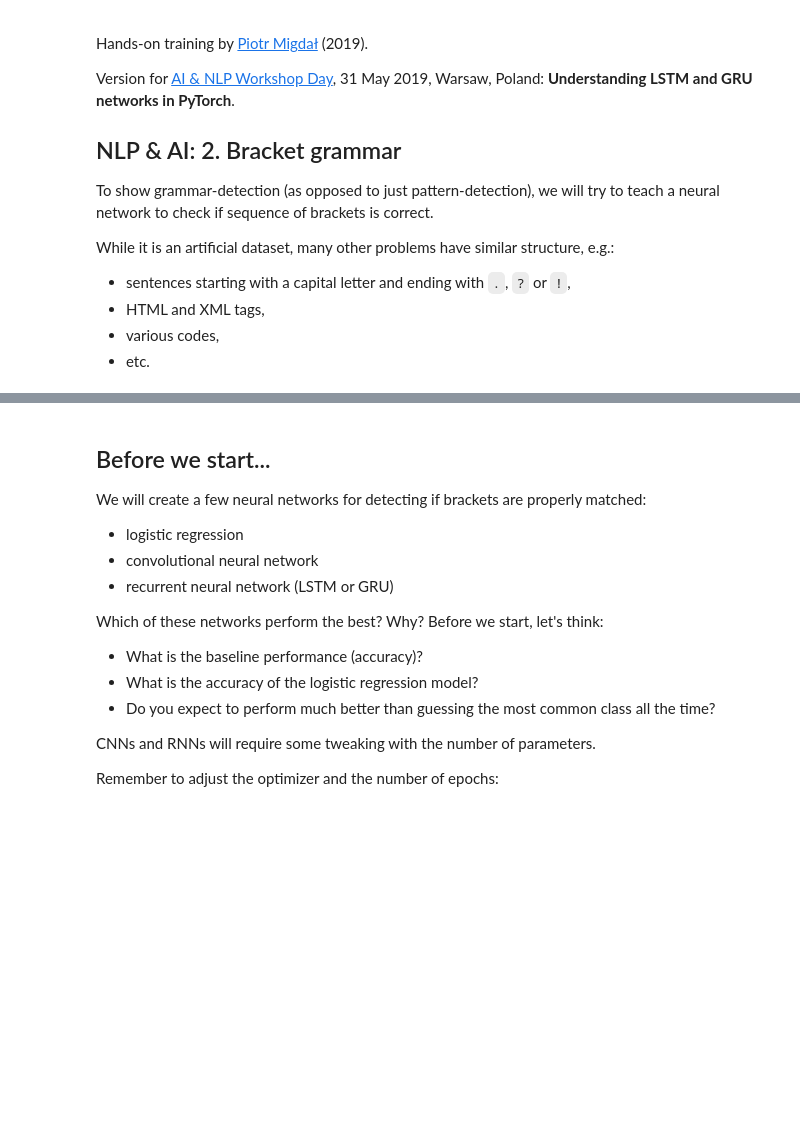
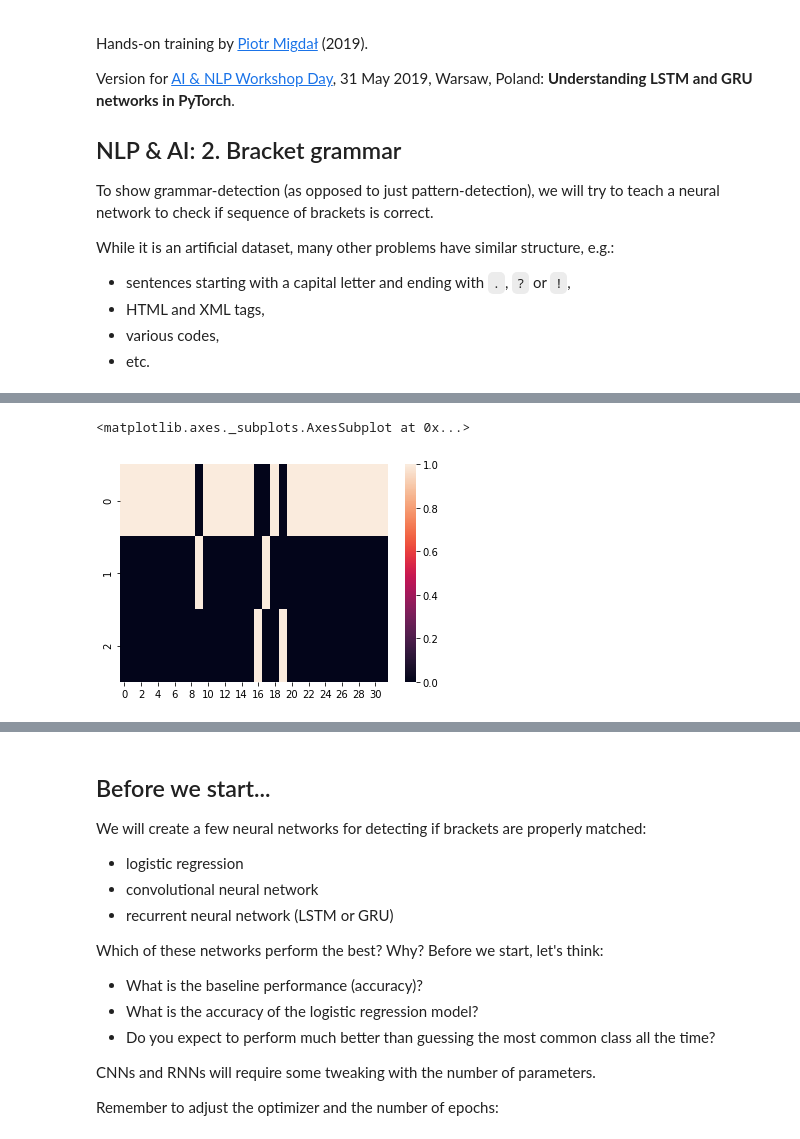
Before and after one commit to stared/thinking-in-tensors-writing-in-pytorch, a Jupyter notebook: extra/2 Bracket grammar.ipynb, the cells around one changed output, grey strips where cells are left out. Cells and saved outputs as stored; diff of their text form; code cells hidden in the pictures; blank space fills up the shorter version.

```diff
--- a/extra/2 Bracket grammar.ipynb
+++ b/extra/2 Bracket grammar.ipynb
@@ -66,3 +78,8 @@ X, Y = generate_pairs(1000)
+# %%
+sns.heatmap(X[0])
+# %% [output]
+<matplotlib.axes._subplots.AxesSubplot at 0x...>
+[figure, added]
 # %%
 # what is the fraction of correct strings?
 Y.mean()
```
Also changed, not shown: parts of 19 cells of this notebook, 1 other file.
